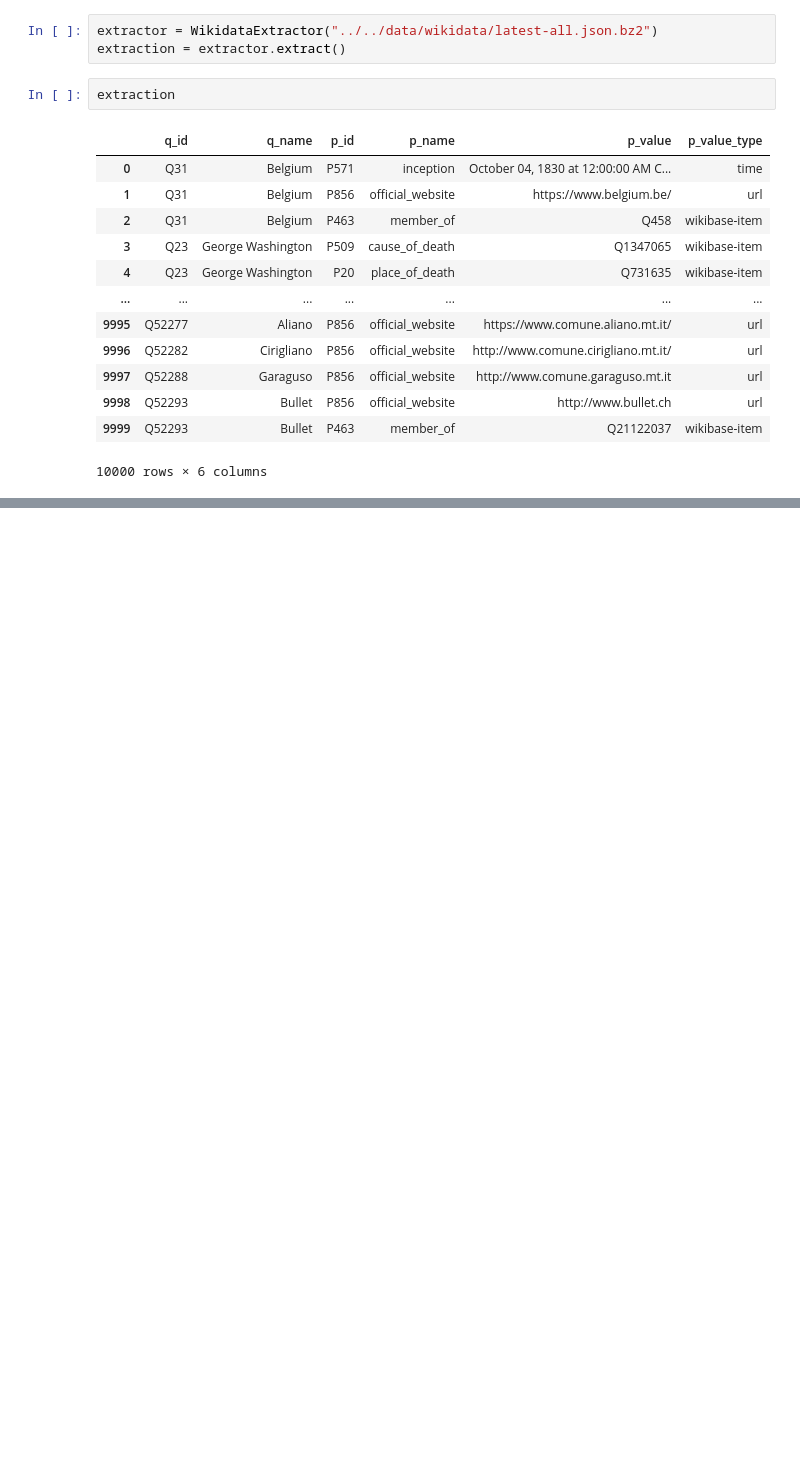
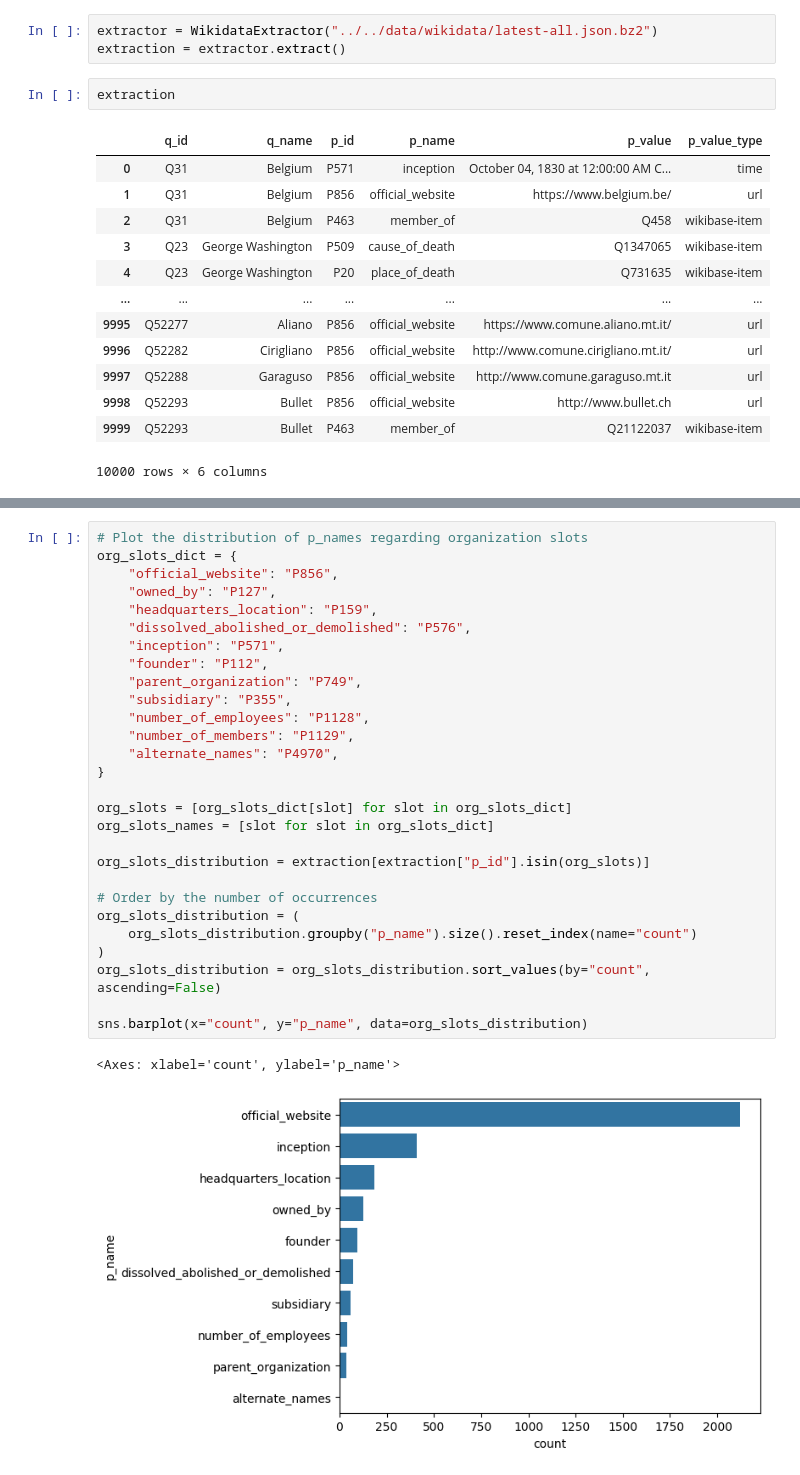
Before and after one commit to ignacioct/EHUMasterThesis, a Jupyter notebook: wikidata_extraction/extract_wikidata_triplets.ipynb, the cells around one changed output, grey strips where cells are left out. Saved outputs shown, nothing was run; the diff lists cells and outputs as text; blank space fills up the shorter version.

```diff
--- a/wikidata_extraction/extract_wikidata_triplets.ipynb
+++ b/wikidata_extraction/extract_wikidata_triplets.ipynb
@@ -27,0 +71,31 @@ extraction
+# %%
+# Plot the distribution of p_names regarding organization slots
+org_slots_dict = {
+    "official_website": "P856",
+    "owned_by": "P127",
+    "headquarters_location": "P159",
+    "dissolved_abolished_or_demolished": "P576",
+    "inception": "P571",
+    "founder": "P112",
+    "parent_organization": "P749",
+    "subsidiary": "P355",
+    "number_of_employees": "P1128",
+    "number_of_members": "P1129",
+    "alternate_names": "P4970",
+}
+
+org_slots = [org_slots_dict[slot] for slot in org_slots_dict]
+org_slots_names = [slot for slot in org_slots_dict]
+
+org_slots_distribution = extraction[extraction["p_id"].isin(org_slots)]
+
+# Order by the number of occurrences
+org_slots_distribution = (
+    org_slots_distribution.groupby("p_name").size().reset_index(name="count")
+)
+org_slots_distribution = org_slots_distribution.sort_values(by="count", ascending=False)
+
+sns.barplot(x="count", y="p_name", data=org_slots_distribution)
+# %% [output]
+<Axes: xlabel='count', ylabel='p_name'>
+[figure, added]
```
Also changed, not shown: parts of 6 cells of this notebook.
